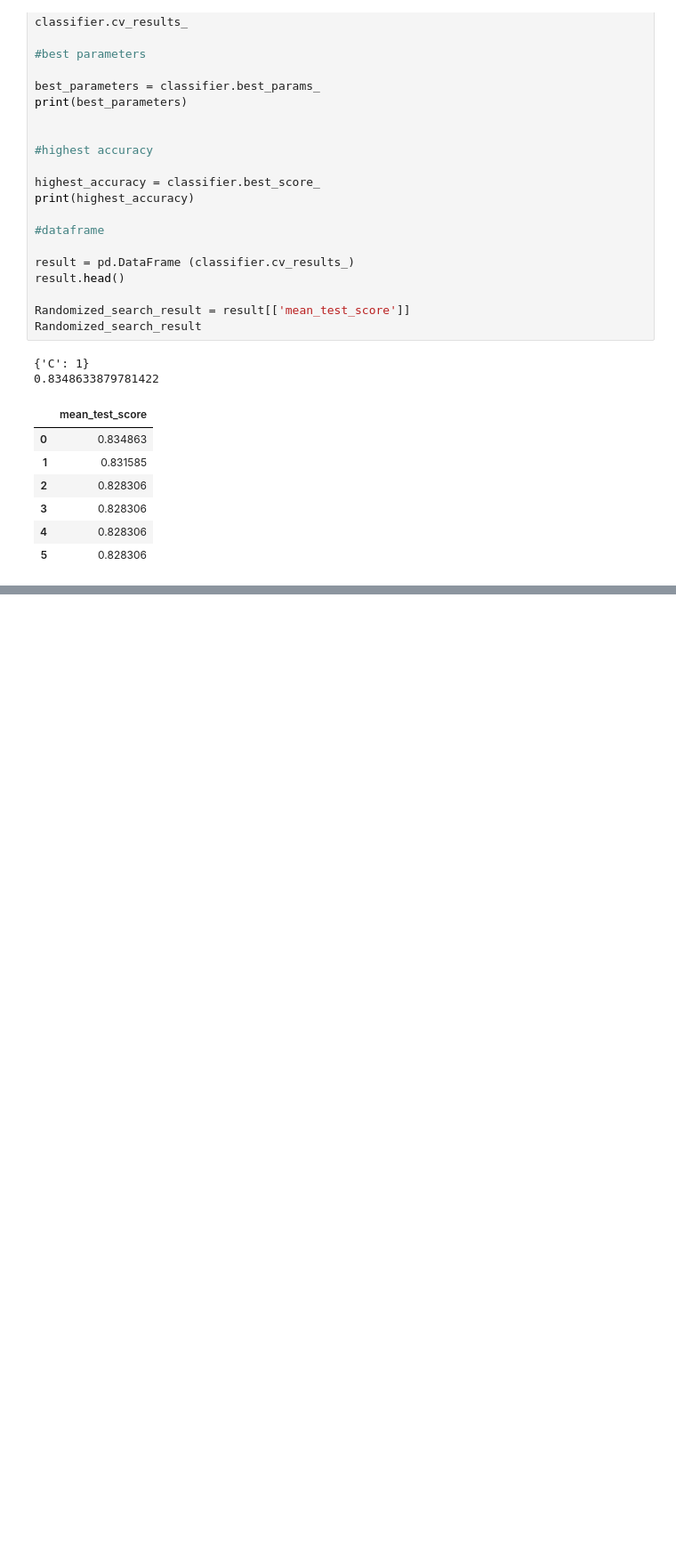
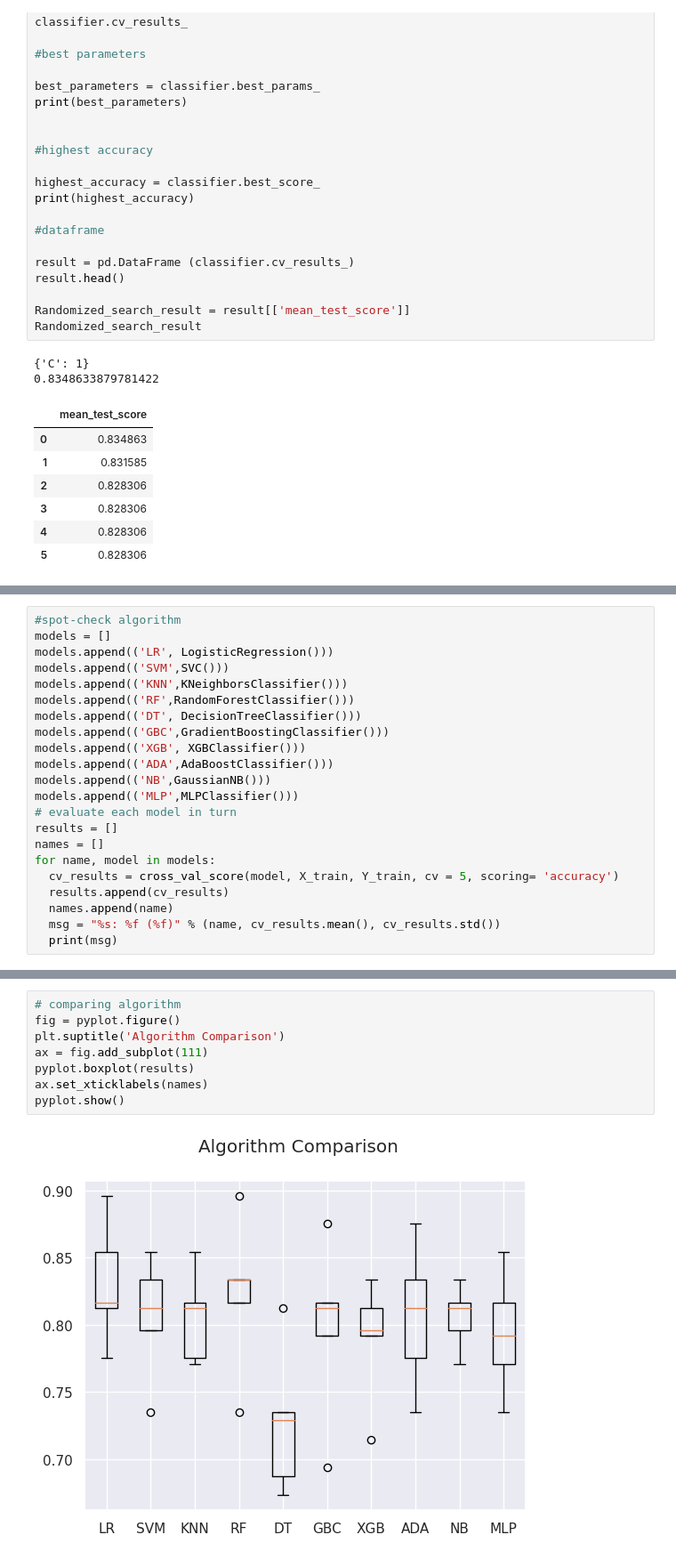
Before and after one commit to tinatoufica/Machine, a Jupyter notebook: Heart_disease.ipynb, the cells around one changed output, grey strips where cells are left out. Shown at 89% size. Drawn from its saved outputs; the diff is of its cells as text; blank space fills up the shorter version.

```diff
--- a/Heart_disease.ipynb
+++ b/Heart_disease.ipynb
@@ -611,0 +650,22 @@ Randomized_search_result
+# %%
+#spot-check algorithm
+models = []
+models.append(('LR', LogisticRegression()))
+models.append(('SVM',SVC()))
+models.append(('KNN',KNeighborsClassifier()))
+models.append(('RF',RandomForestClassifier()))
+models.append(('DT', DecisionTreeClassifier()))
+models.append(('GBC',GradientBoostingClassifier()))
+models.append(('XGB', XGBClassifier()))
+models.append(('ADA',AdaBoostClassifier()))
+models.append(('NB',GaussianNB()))
+models.append(('MLP',MLPClassifier()))
+# evaluate each model in turn
+results = []
+names = []
+for name, model in models:
+  cv_results = cross_val_score(model, X_train, Y_train, cv = 5, scoring= 'accuracy')
+  results.append(cv_results)
+  names.append(name)
+  msg = "%s: %f (%f)" % (name, cv_results.mean(), cv_results.std())
+  print(msg)
@@ -611,0 +683,10 @@ Randomized_search_result
+# %%
+# comparing algorithm
+fig = pyplot.figure()
+plt.suptitle('Algorithm Comparison')
+ax = fig.add_subplot(111)
+pyplot.boxplot(results)
+ax.set_xticklabels(names)
+pyplot.show()
+# %% [output]
+[figure, added]
```
Also changed, not shown: parts of 14 cells of this notebook.
